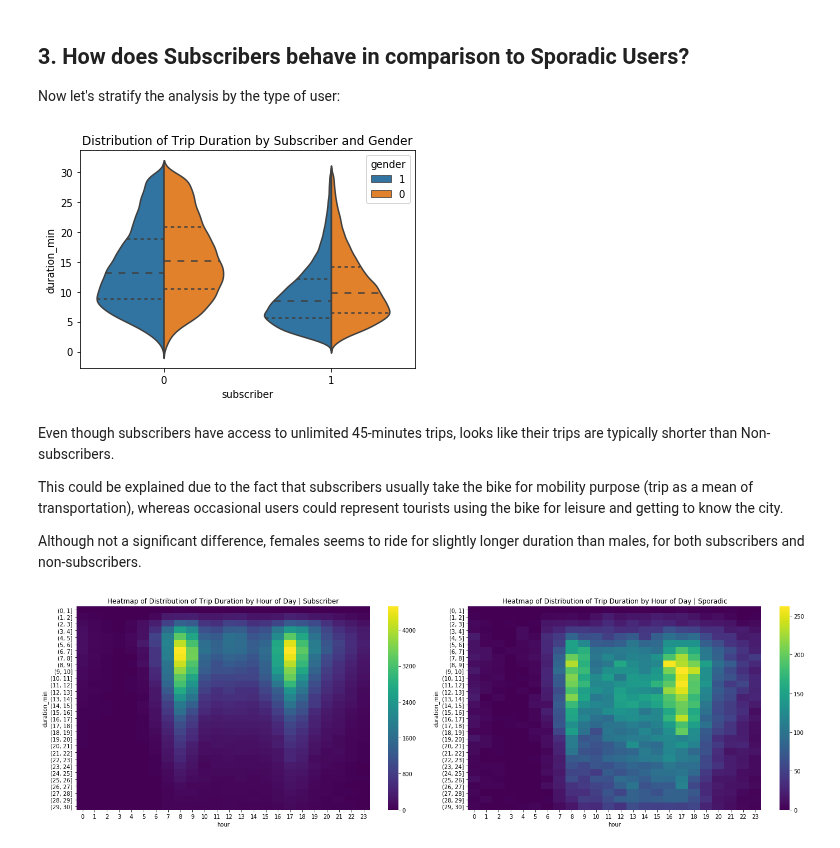
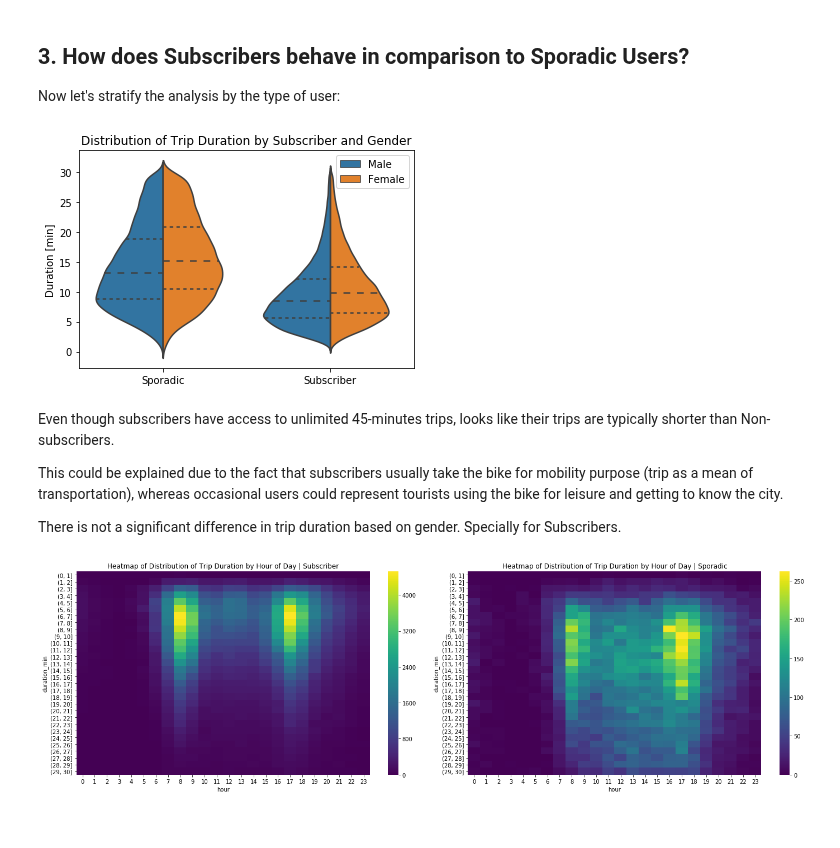
Before and after one commit to marcellovictorino/DAND_5_DataViz, a Jupyter notebook: 2_Project_ FordGoBike/2_Presentation.ipynb, the cells around one changed output. Drawn from its saved outputs; the diff is of its cells as text; code cells hidden in the pictures.

Commit message:
fix: Polished violin plot

```diff
--- a/2_Project_ FordGoBike/2_Presentation.ipynb
+++ b/2_Project_ FordGoBike/2_Presentation.ipynb
@@ -148,16 +148,22 @@ Now let's stratify the analysis by the type of user:
 # %%
 # Trip Duration vs Subscriber vs Gender
 sns.violinplot(data=df3, y='duration_min', x='subscriber', hue='gender', split=True, orient='v', inner='quartile',
               hue_order=[1,0]);
-plt.title('Distribution of Trip Duration by Subscriber and Gender');
+plt.title('Distribution of Trip Duration by Subscriber and Gender')
+plt.ylabel('Duration [min]')
+plt.xlabel('')
+L = plt.legend()
+L.get_texts()[0].set_text('Male')
+L.get_texts()[1].set_text('Female')
+plt.xticks([0,1], ['Sporadic','Subscriber']);
 # %% [output]
-[figure, old version]
+[figure, new version]
 # %% [markdown]
 Even though subscribers have access to unlimited 45-minutes trips, looks like their trips are typically shorter than Non-subscribers.
 
 This could be explained due to the fact that subscribers usually take the bike for mobility purpose (trip as a mean of transportation), whereas occasional users could represent tourists using the bike for leisure and getting to know the city.
 
-Although not a significant difference, females seems to ride for slightly longer duration than males, for both subscribers and non-subscribers.
+There is not a significant difference in trip duration based on gender. Specially for Subscribers.
 # %%
 subscriber1 = df2.query('subscriber == 1 & duration_min < 30')
 subscriber0 = df2.query('subscriber == 0 & duration_min < 30')
```
